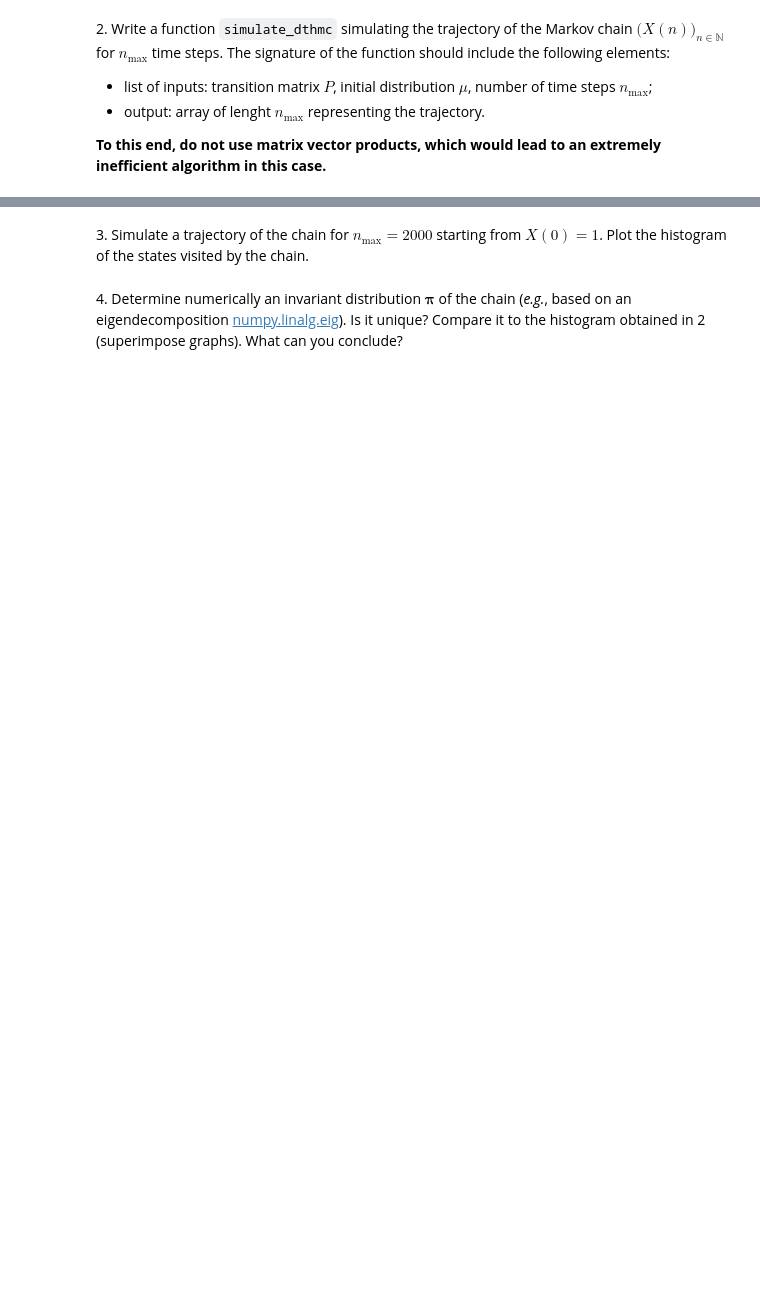
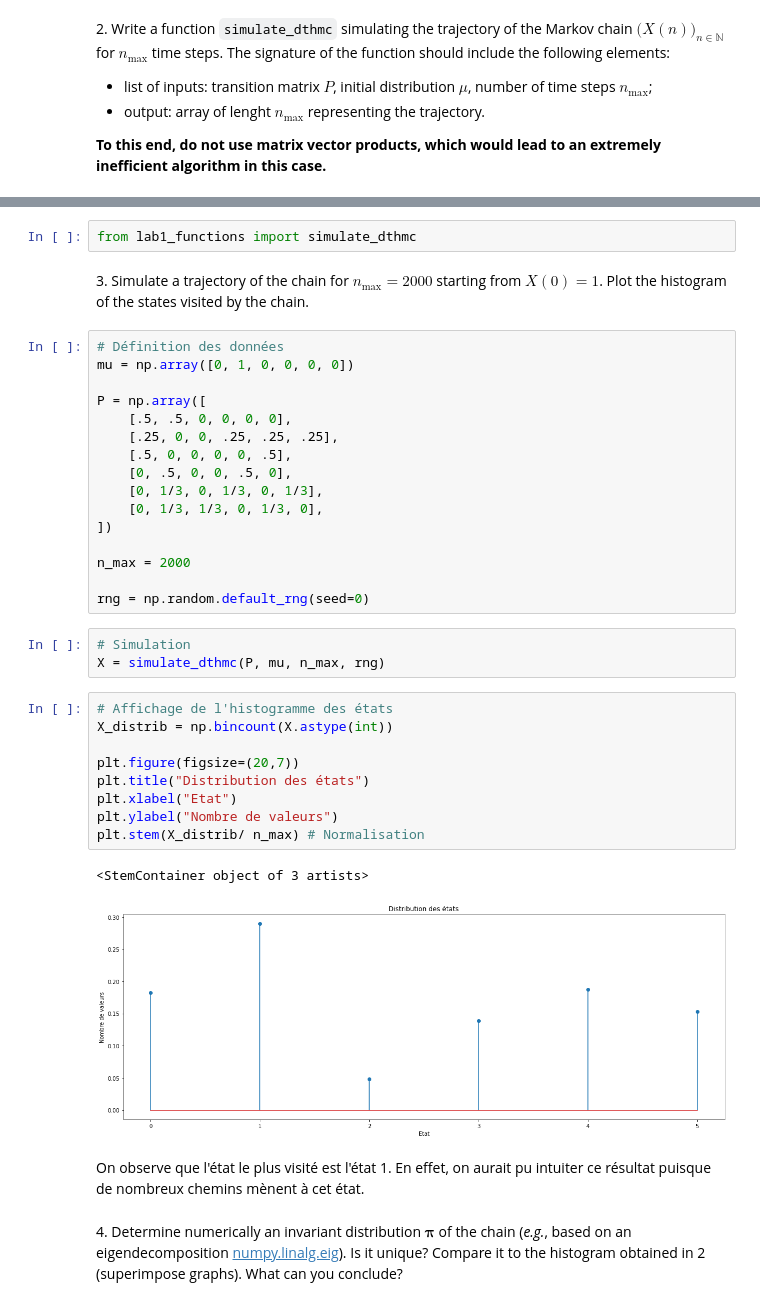
Before and after one commit to SnowHawkeye/sdia-labs, a Jupyter notebook: markov/lab1_Salem_Salem/lab1_Salem_Salem.ipynb, the cells around one changed output, grey strips where cells are left out. Drawn from its saved outputs; the diff is of its cells as text; blank space fills up the shorter version.

```diff
--- a/markov/lab1_Salem_Salem/lab1_Salem_Salem.ipynb
+++ b/markov/lab1_Salem_Salem/lab1_Salem_Salem.ipynb
@@ -242,4 +268,39 @@ $$
+# %%
+from lab1_functions import simulate_dthmc
 # %% [markdown]
 3\. Simulate a trajectory of the chain for $n_{\max} = 2000$ starting from $X(0) = 1$. Plot the histogram of the states visited by the chain.
+# %%
+# Définition des données
+mu = np.array([0, 1, 0, 0, 0, 0])
+
+P = np.array([
+    [.5, .5, 0, 0, 0, 0],
+    [.25, 0, 0, .25, .25, .25],
+    [.5, 0, 0, 0, 0, .5],
+    [0, .5, 0, 0, .5, 0],
+    [0, 1/3, 0, 1/3, 0, 1/3],
+    [0, 1/3, 1/3, 0, 1/3, 0],
+])
+
+n_max = 2000
+
+rng = np.random.default_rng(seed=0)
+# %%
+# Simulation
+X = simulate_dthmc(P, mu, n_max, rng)
+# %%
+# Affichage de l'histogramme des états
+X_distrib = np.bincount(X.astype(int))
+
+plt.figure(figsize=(20,7))
+plt.title("Distribution des états")
+plt.xlabel("Etat")
+plt.ylabel("Nombre de valeurs")
+plt.stem(X_distrib/ n_max) # Normalisation
+# %% [output]
+<StemContainer object of 3 artists>
+[figure, added]
+# %% [markdown]
+On observe que l'état le plus visité est l'état 1. En effet, on aurait pu intuiter ce résultat puisque de nombreux chemins mènent à cet état.
 # %% [markdown]
 4\. Determine numerically an invariant distribution $\boldsymbol{\pi}$ of the chain (*e.g.*, based on an eigendecomposition [numpy.linalg.eig](https://docs.scipy.org/doc/numpy/reference/generated/numpy.linalg.eig.html)). Is it unique? Compare it to the histogram obtained in 2 (superimpose graphs). What can you conclude?
```
Also changed, not shown: parts of 21 cells of this notebook, 1 other file.
